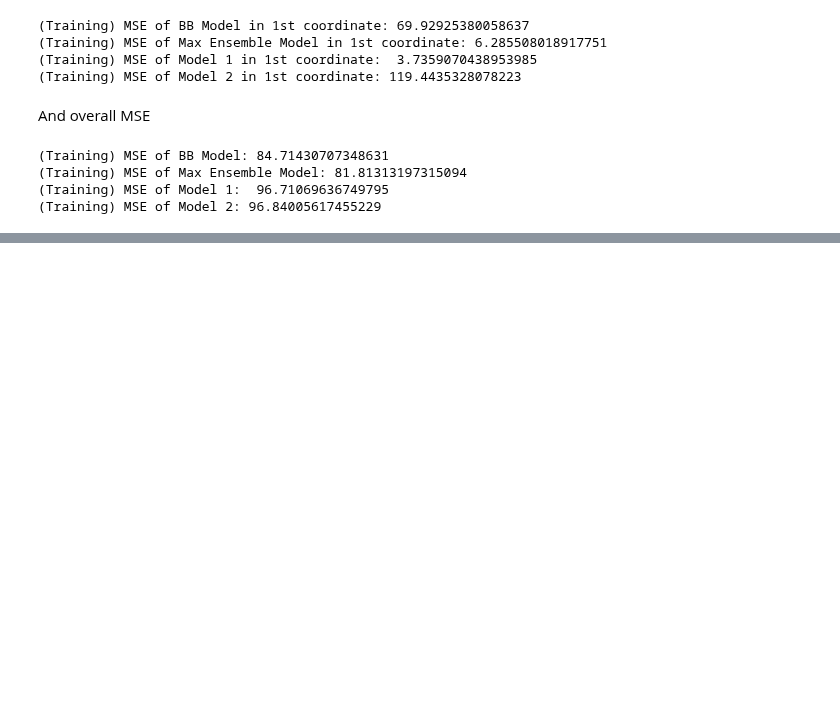
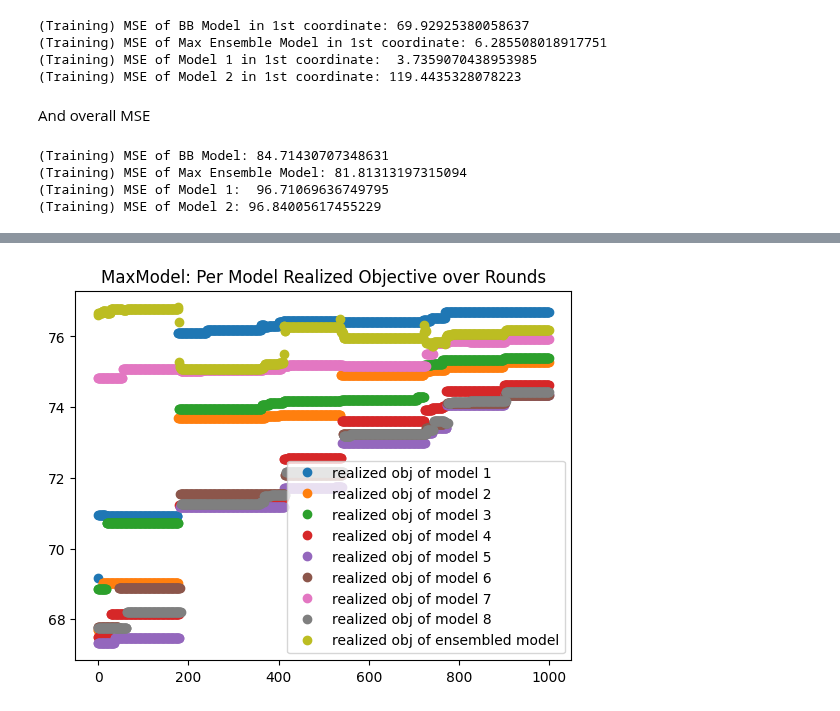
Before and after one commit to globusharris/ensembling-constrained-optimization, a Jupyter notebook: experiments/options-experiments.ipynb, the cells around one changed output, grey strips where cells are left out. Cells and saved outputs as stored; diff of their text form; code cells hidden in the pictures; blank space fills up the shorter version.

```diff
--- a/experiments/options-experiments.ipynb
+++ b/experiments/options-experiments.ipynb
@@ -318,0 +308,30 @@ elapsed_time
+# %%
+# predicted objective of each point per round
+rev_1 = [np.einsum('ij,ij->i', maxModel.predictions_by_round[i][0], policy1.run_given_preds(maxModel.predictions_by_round[i][0])) for i in range( 1000 )] #fancy vectorized row-wise dot product
+rev_2 = [np.einsum('ij,ij->i', maxModel.predictions_by_round[i][1], policy2.run_given_preds(maxModel.predictions_by_round[i][1])) for i in range( 1000 )] #fancy vectorized row-wise dot product
+rev_3 = [np.einsum('ij,ij->i', maxModel.predictions_by_round[i][2], policy3.run_given_preds(maxModel.predictions_by_round[i][2])) for i in range( 1000 )] #fancy vectorized row-wise dot product
+rev_4 = [np.einsum('ij,ij->i', maxModel.predictions_by_round[i][3], policy4.run_given_preds(maxModel.predictions_by_round[i][3])) for i in range( 1000 )] #fancy vectorized row-wise dot product
+rev_5 = [np.einsum('ij,ij->i', maxModel.predictions_by_round[i][4], policy5.run_given_preds(maxModel.predictions_by_round[i][4])) for i in range( 1000 )] #fancy vectorized row-wise dot product
+rev_6 = [np.einsum('ij,ij->i', maxModel.predictions_by_round[i][5], policy6.run_given_preds(maxModel.predictions_by_round[i][5])) for i in range( 1000 )] #fancy vectorized row-wise dot product
+rev_7 = [np.einsum('ij,ij->i', maxModel.predictions_by_round[i][6], policy7.run_given_preds(maxModel.predictions_by_round[i][6])) for i in range( 1000 )] #fancy vectorized row-wise dot product
+rev_8 = [np.einsum('ij,ij->i', maxModel.predictions_by_round[i][7], policy8.run_given_preds(maxModel.predictions_by_round[i][7])) for i in range( 1000 )] #fancy vectorized row-wise dot product
+rev_meta = [np.einsum('ij,ij->i', Y_train, maxModel.meta_policy_choice_by_round[i]) for i in range( 1000 )]
+
+# self.predictions_by_round = [np.copy(self.curr_preds)] # shape self.curr_depth * k + 1; entry (i,j) is predictions on training data of model j after i rounds of debiasing
+
+# plt.plot(range(len(maxModel.predictions_by_round)), np.mean(pred_rev, axis=1), 'o', label="predicted mean obj of policy")
+plt.plot(range( 1000 ), np.mean(rev_1, axis=1), 'o', label="realized obj of model 1")
+plt.plot(range( 1000 ), np.mean(rev_2, axis=1), 'o', label="realized obj of model 2")
+plt.plot(range( 1000 ), np.mean(rev_3, axis=1), 'o', label="realized obj of model 3")
+plt.plot(range( 1000 ), np.mean(rev_4, axis=1), 'o', label="realized obj of model 4")
+plt.plot(range( 1000 ), np.mean(rev_5, axis=1), 'o', label="realized obj of model 5")
+plt.plot(range( 1000 ), np.mean(rev_6, axis=1), 'o', label="realized obj of model 6")
+plt.plot(range( 1000 ), np.mean(rev_7, axis=1), 'o', label="realized obj of model 7")
+plt.plot(range( 1000 ), np.mean(rev_8, axis=1), 'o', label="realized obj of model 8")
+# plt.plot(range(len(maxModel.predictions_by_round)), np.mean(true_rev, axis=1), 'o', label="realized mean obj of policy")
+plt.plot(range( 1000 ), np.mean(rev_meta, axis=1), 'o', label="realized obj of ensembled model")
+plt.legend()
+plt.title("MaxModel: Per Model Realized Objective over Rounds")
+plt.savefig("options, one target per option, eight models, LinearMin policy, init models are decision trees on one target and label mean on rest 7")
+# %% [output]
+[figure, added]
```
Also changed, not shown: parts of 31 cells of this notebook.
